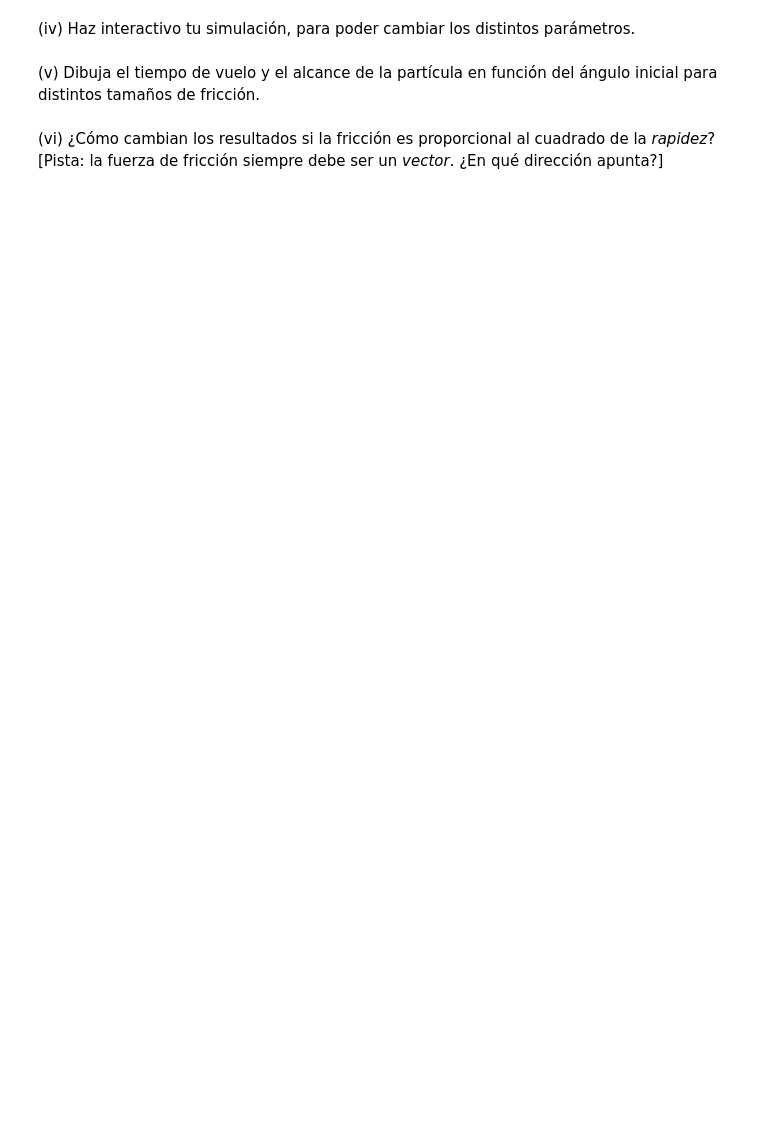
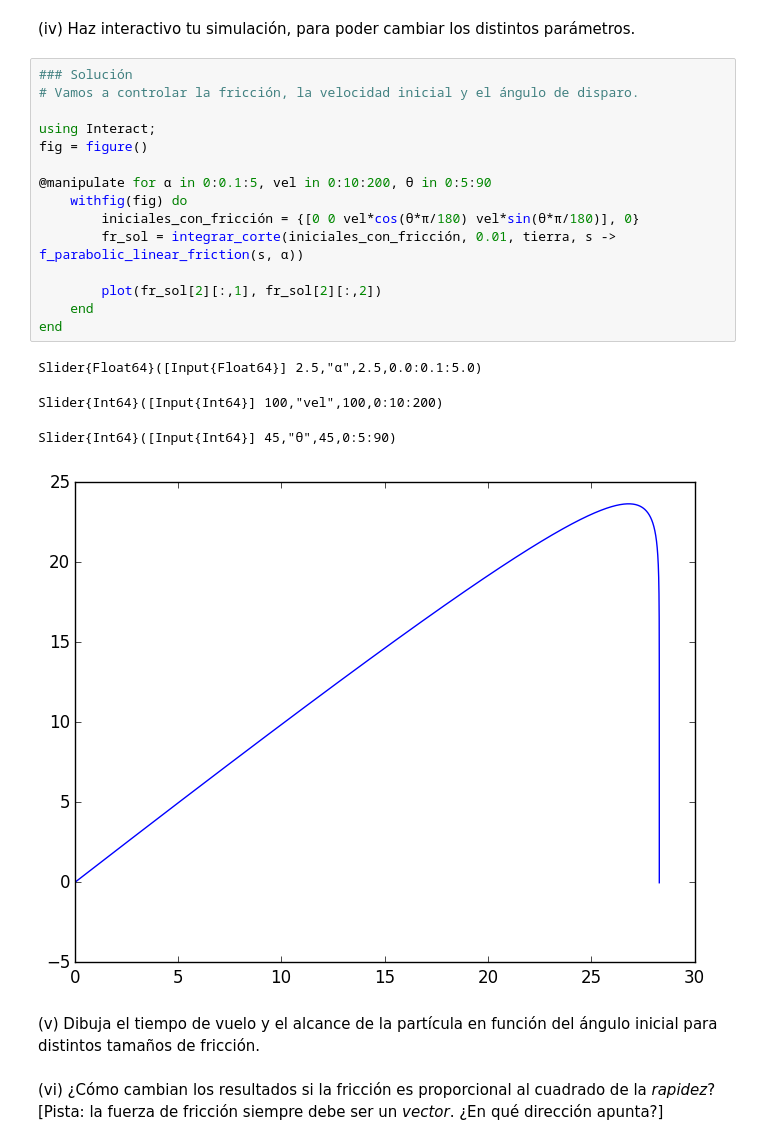
Before and after one commit to ivan-galinskiy/fisica_computacional, a Jupyter notebook: tareas/Tarea 06.ipynb, the cells around one changed output. Saved outputs shown, nothing was run; the diff lists cells and outputs as text; blank space fills up the shorter version.

Commit message:
Interactivity working

```diff
--- a/tareas/Tarea 06.ipynb
+++ b/tareas/Tarea 06.ipynb
@@ -266,5 +268,25 @@ plot(fr_sol[2][:,1], fr_sol[2][:,2])
 # %% [markdown]
 (iv) Haz interactivo tu simulación, para poder cambiar los distintos parámetros.
+# %%
+### Solución
+# Vamos a controlar la fricción, la velocidad inicial y el ángulo de disparo.
+
+using Interact;
+fig = figure()
+
+@manipulate for α in 0:0.1:5, vel in 0:10:200, θ in 0:5:90
+    withfig(fig) do
+        iniciales_con_fricción = {[0 0 vel*cos(θ*π/180) vel*sin(θ*π/180)], 0}
+        fr_sol = integrar_corte(iniciales_con_fricción, 0.01, tierra, s -> f_parabolic_linear_friction(s, α))
+
+        plot(fr_sol[2][:,1], fr_sol[2][:,2])
+    end
+end
+# %% [output]
+Slider{Float64}([Input{Float64}] 2.5,"α",2.5,0.0:0.1:5.0)
+Slider{Int64}([Input{Int64}] 100,"vel",100,0:10:200)
+Slider{Int64}([Input{Int64}] 45,"θ",45,0:5:90)
+[figure, added]
 # %% [markdown]
 (v) Dibuja el tiempo de vuelo y el alcance de la partícula en función del ángulo inicial para distintos tamaños de fricción.
 # %% [markdown]
```
Also changed, not shown: parts of 1 cell of this notebook.
